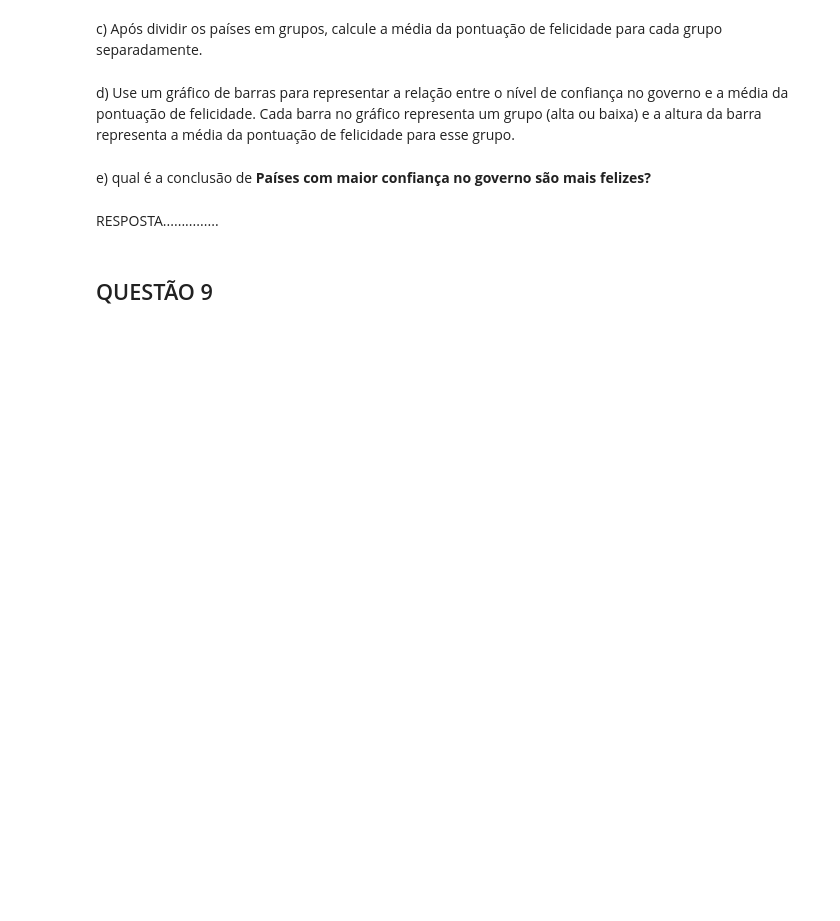
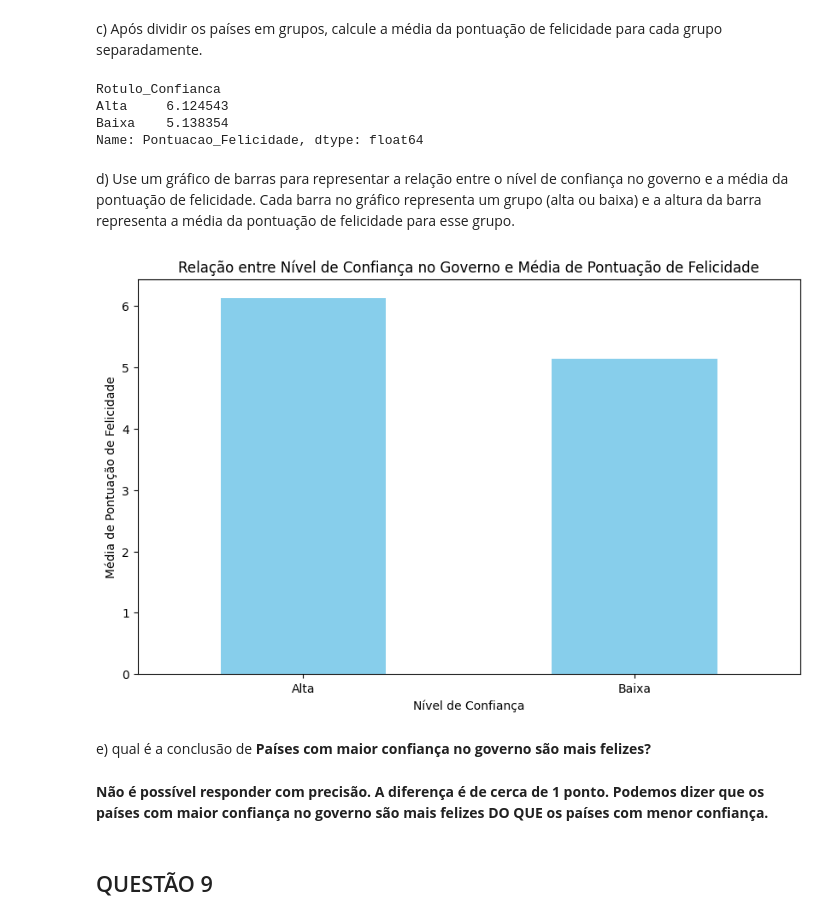
Before and after one commit to LuisOTSG/curso-feadev-python, a Jupyter notebook: Listas/lista5-respostas.ipynb, the cells around one changed output. Saved outputs shown, nothing was run; the diff lists cells and outputs as text; code cells hidden in the pictures; blank space fills up the shorter version.

```diff
--- a/Listas/lista5-respostas.ipynb
+++ b/Listas/lista5-respostas.ipynb
@@ -80,0 +128,5 @@ Renomeie as colunas para torná-las mais descritivas. Por exemplo, renomeie "Sco
+# %%
+#seu codigo começa aqui
+df2 = df2.rename(columns={'Country': 'Países', 'happiness_score': 'Pontuacao_Felicidade', 'gdp_per_capita': 'PIB_Per_Capita',
+                          'continent': 'Continentes', 'Year': 'Ano', 'government_trust': 'Confian_gov'})
+df2.head()
@@ -143,3 +263,5 @@ Agora você tem uma base de dados limpa e com informações relevantes para resp
 a) Calcule a média da coluna "Confianca_Gov" para obter um valor médio que será usado como ponto de corte.
 # %%
 #seu codigo começa aqui
+media_confianca = df2['Confian_gov'].mean()
+media_confianca
@@ -150,14 +274,16 @@ b) Com base na média calculada, crie uma nova coluna no DataFrame que atribuir
 
 # Função para atribuir os rótulos "alta" ou "baixa" com base na média
 
-def
-
-
+def rotulo_confianca(valor):
+    if valor >= media_confianca:
+        return 'Alta'
+    else:
+        return 'Baixa'
 
 # Aplique a função para criar a nova coluna de rótulos
 
-data['Rotulo_Confianca'] = data['Confianca_Gov'].apply(rotulo_confianca)  #O método apply é usado para aplicar uma função a cada valor da coluna "Confianca_Gov". Neste caso, a função rotulo_confianca é aplicada a cada valor individual da coluna.
+df2['Rotulo_Confianca'] = df2['Confian_gov'].apply(rotulo_confianca)  #O método apply é usado para aplicar uma função a cada valor da coluna "Confianca_Gov". Neste caso, a função rotulo_confianca é aplicada a cada valor individual da coluna.
 
 # Exiba as primeiras linhas do DataFrame com a nova coluna
 
-print(data.head())
+display(df2)
@@ -165,22 +305,31 @@ print(data.head())
 c) Após dividir os países em grupos, calcule a média da pontuação de felicidade para cada grupo separadamente.
 # %%
 #seu codigo começa aqui
+media_por_grupo = df2.groupby('Rotulo_Confianca')['Pontuacao_Felicidade'].mean()
+display(media_por_grupo)
+# %% [output]
+Rotulo_Confianca
+Alta     6.124543
+Baixa    5.138354
+Name: Pontuacao_Felicidade, dtype: float64
 # %% [markdown]
 d) Use um gráfico de barras para representar a relação entre o nível de confiança no governo e a média da pontuação de felicidade. Cada barra no gráfico representa um grupo (alta ou baixa) e a altura da barra representa a média da pontuação de felicidade para esse grupo.
 # %%
 # seu codigo começa aqui
 
 plt.figure(figsize=(10, 6))
 media_por_grupo.plot(kind='bar', color='skyblue') ## bar = grafico em barras  ## skyblue é a cor do grafico
-plt.title('')  ## dê um titulo
-plt.xlabel('')  ## o que você quer no eixo x
-plt.ylabel('')    ## o que você quer no eixo y
+plt.title('Relação entre Nível de Confiança no Governo e Média de Pontuação de Felicidade')  ## dê um titulo
+plt.xlabel('Nível de Confiança')  ## o que você quer no eixo x
+plt.ylabel('Média de Pontuação de Felicidade')    ## o que você quer no eixo y
 plt.xticks(rotation=0)
 plt.show()
+# %% [output]
+[figure, added]
 # %% [markdown]
 e) qual é a conclusão de **Países com maior confiança no governo são mais felizes?**
-# %% [markdown]
-RESPOSTA...............
+# %% [markdown]
+**Não é possível responder com precisão. A diferença é de cerca de 1 ponto. Podemos dizer que os países com maior confiança no governo são mais felizes DO QUE os países com menor confiança.**
 # %% [markdown]
 ## QUESTÃO 9
 # %% [markdown]
```
Also changed, not shown: parts of 37 cells of this notebook.
